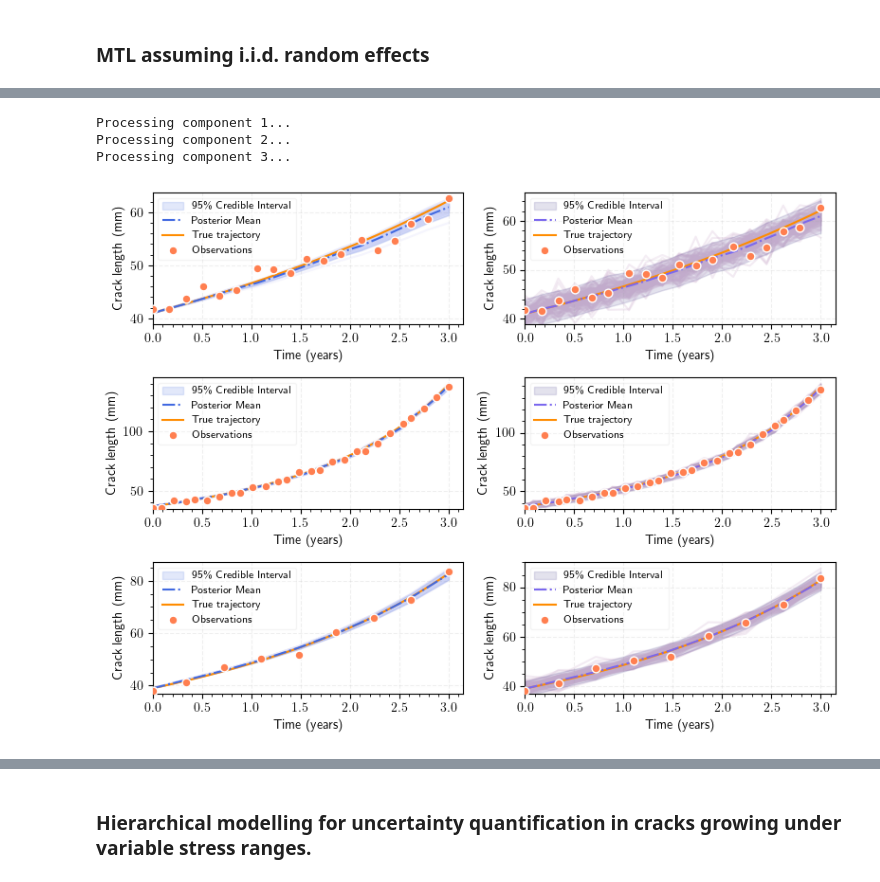
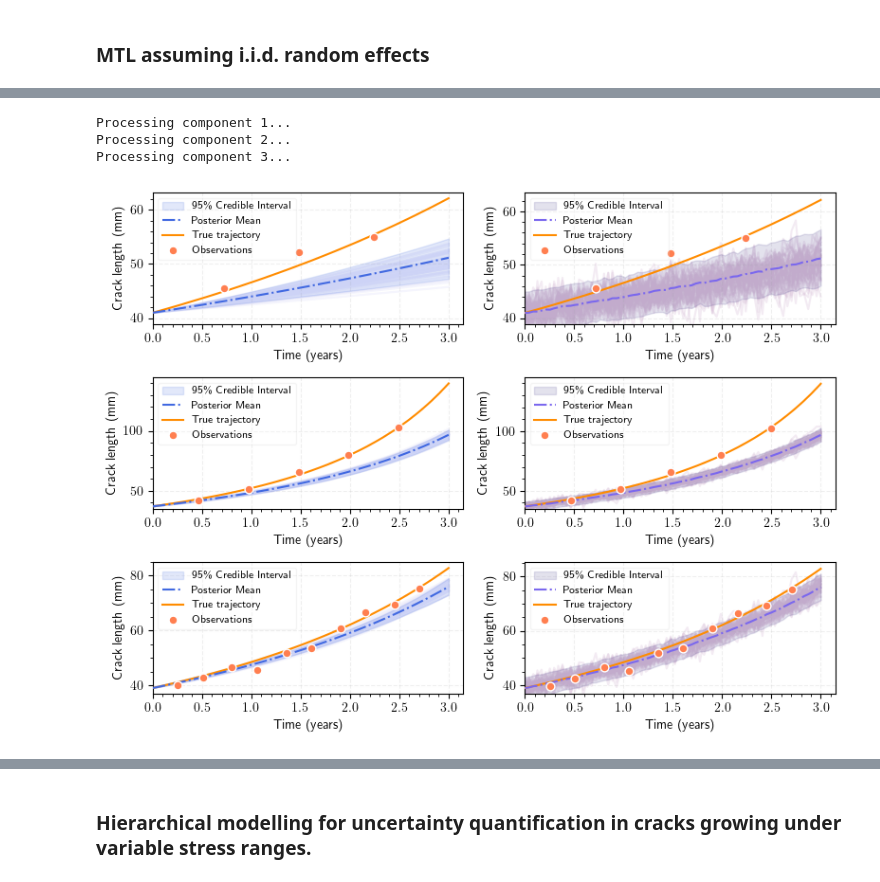
Before and after one commit to nsilionis/hierarchical-crack-growth-monitoring, a Jupyter notebook: notebooks/demo_classic_fatigue.ipynb, the cells around one changed output, grey strips where cells are left out. Saved outputs shown, nothing was run; the diff lists cells and outputs as text; code cells hidden in the pictures.

```diff
--- a/notebooks/demo_classic_fatigue.ipynb
+++ b/notebooks/demo_classic_fatigue.ipynb
@@ -564,7 +553,7 @@ for i in range(3):
 
     # Create a new model for each component
     # For efficiency, use fewer samples for this comparison
-    model = STLBayesianModel(priors=priors, crack_growth_data=uniform_observations)
+    model = STLBayesianModel(priors=priors, crack_growth_data=obs)
     results = model.run_inference(
         component_idx=i,
         num_warmup=2000,
@@ -729,16 +718,16 @@ from src.bayesian_models import MTLBayesianModel
 # The hyperpriors argument enables conditional hyperprior functionality
 mtl_model = MTLBayesianModel(
     priors=mtl_priors,                    # Fixed effects priors
-    crack_growth_data=uniform_observations, # Multi-component observations
+    crack_growth_data=obs, # Multi-component observations
     hyperpriors=hyperpriors               # Enables hierarchical stress range modeling
 )
 
 print("MTL Model Configuration:")
-print(f"- Number of components: {len(uniform_observations['times'])}")
+print(f"- Number of components: {len(obs['times'])}")
 print(f"- Shared parameters: {list(mtl_priors.keys())}")
 print(f"- Component-specific parameters: stress ranges (ds)")
 print(f"- Hyperprior mode: {'Hierarchical' if hyperpriors else 'Simple'}")
-print(f"- Observations per component: {[len(times) for times in uniform_observations['times']]}")
+print(f"- Observations per component: {[len(times) for times in obs['times']]}")
 # %% [output]
 MTL Model Configuration:
 - Number of components: 3
@@ -982,7 +971,7 @@ true_crack_lengths_list = []
 observed_times_list = []
 observed_crack_lengths_list = []
 
-n_components = len(uniform_observations['times'])
+n_components = len(obs['times'])
 
 for i in range(n_components):
     print(f"Processing component {i+1}...")
@@ -1002,8 +991,8 @@ for i in range(n_components):
     # Use the correct data structure access patterns
     true_times_list.append(controlled_data['times'])
     true_crack_lengths_list.append(controlled_data['crack_lengths'][i])
-    observed_times_list.append(uniform_observations['times'][i])
-    observed_crack_lengths_list.append(uniform_observations['noisy_crack_lengths'][i])
+    observed_times_list.append(obs['times'][i])
+    observed_crack_lengths_list.append(obs['noisy_crack_lengths'][i])
 
 
 # Step 2: Use the refactored visualization function
@@ -1018,7 +1007,7 @@ fig1, ax1, stats1 = plot_posterior_predictive_mtl(
     observed_crack_lengths_list=observed_crack_lengths_list,
     max_samples=50,
     figsize=(8., 6.),
-    save_fig_name="post_pred_mtl_fh_classic_diff_obs.pdf"
+    save_fig_name="post_pred_mtl_fh_classic_sparse.pdf"
 )
 # %% [output]
 Processing component 1...
@@ -1101,20 +1090,21 @@ mtl_priors = {
 # When None, stress ranges are i.i.d. with fixed Weibull(14.9, 1.6) prior
 hyperpriors = None
 # %%
+from src.bayesian_models import MTLBayesianModel
 # Create the hierarchical MTL model
 # The hyperpriors argument enables conditional hyperprior functionality
 mtl_iid_model = MTLBayesianModel(
     priors=mtl_priors,                    # Fixed effects priors
-    crack_growth_data=uniform_observations, # Multi-component observations
+    crack_growth_data=obs, # Multi-component observations
     hyperpriors=hyperpriors               # Enables hierarchical stress range modeling
 )
 
 print("MTL Model Configuration:")
-print(f"- Number of components: {len(uniform_observations['times'])}")
+print(f"- Number of components: {len(obs['times'])}")
 print(f"- Shared parameters: {list(mtl_priors.keys())}")
 print(f"- Component-specific parameters: stress ranges (ds)")
 print(f"- Hyperprior mode: {'Hierarchical' if hyperpriors else 'Simple'}")
-print(f"- Observations per component: {[len(times) for times in uniform_observations['times']]}")
+print(f"- Observations per component: {[len(times) for times in obs['times']]}")
 # %% [output]
 MTL Model Configuration:
 - Number of components: 3
@@ -1360,7 +1350,7 @@ true_crack_lengths_list = []
 observed_times_list = []
 observed_crack_lengths_list = []
 
-n_components = len(uniform_observations['times'])
+n_components = len(obs['times'])
 
 for i in range(n_components):
     print(f"Processing component {i+1}...")
@@ -1370,39 +1360,39 @@ for i in range(n_components):
         component_idx=i,  # Component index to predict
         num_samples=1000,  # Reduced for demo speed
         Y=1.12,           # Geometry factor
         navg=2.8e6,       # Average cycles per year
         random_seed=42
     )
 
     posterior_predictions_list.append(predictions)
 
     # Extract the true and observed data for this component
     # Use the correct data structure access patterns
     true_times_list.append(controlled_data['times'])
     true_crack_lengths_list.append(controlled_data['crack_lengths'][i])
-    observed_times_list.append(uniform_observations['times'][i])
-    observed_crack_lengths_list.append(uniform_observations['noisy_crack_lengths'][i])
+    observed_times_list.append(obs['times'][i])
+    observed_crack_lengths_list.append(obs['noisy_crack_lengths'][i])
 
 
 # Step 2: Use the refactored visualization function
 # This demonstrates the new interface pattern that separates prediction generation from visualization
-
+from src.visualisation import plot_posterior_predictive_mtl
 # Plot predictions (showing model predictions vs true trajectories)
 fig1, ax1, stats1 = plot_posterior_predictive_mtl(
     posterior_predictions_list=posterior_predictions_list,
     true_times_list=true_times_list,
     true_crack_lengths_list=true_crack_lengths_list,
     observed_times_list=observed_times_list,
     observed_crack_lengths_list=observed_crack_lengths_list,
-    max_samples=100,
+    max_samples=50,
     figsize=(8., 6.),
-    save_fig_name="post_pred_mtl_iid_classic_diff_obs.pdf"
+    save_fig_name="post_pred_mtl_iid_classic_sparse.pdf"
 )
 # %% [output]
 Processing component 1...
 Processing component 2...
 Processing component 3...
-[figure, old version]
+[figure, new version]
 # %%
 # Store results
 mtl_iid_component_results = []
```
Also changed, not shown: parts of 34 cells of this notebook.
